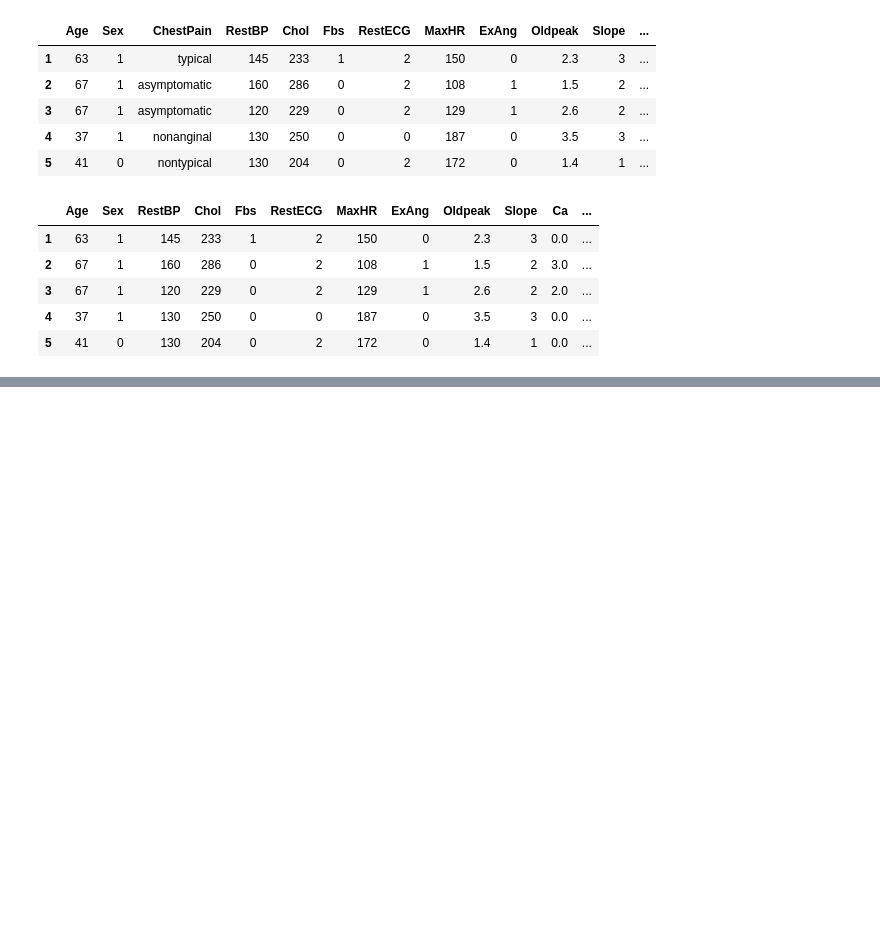
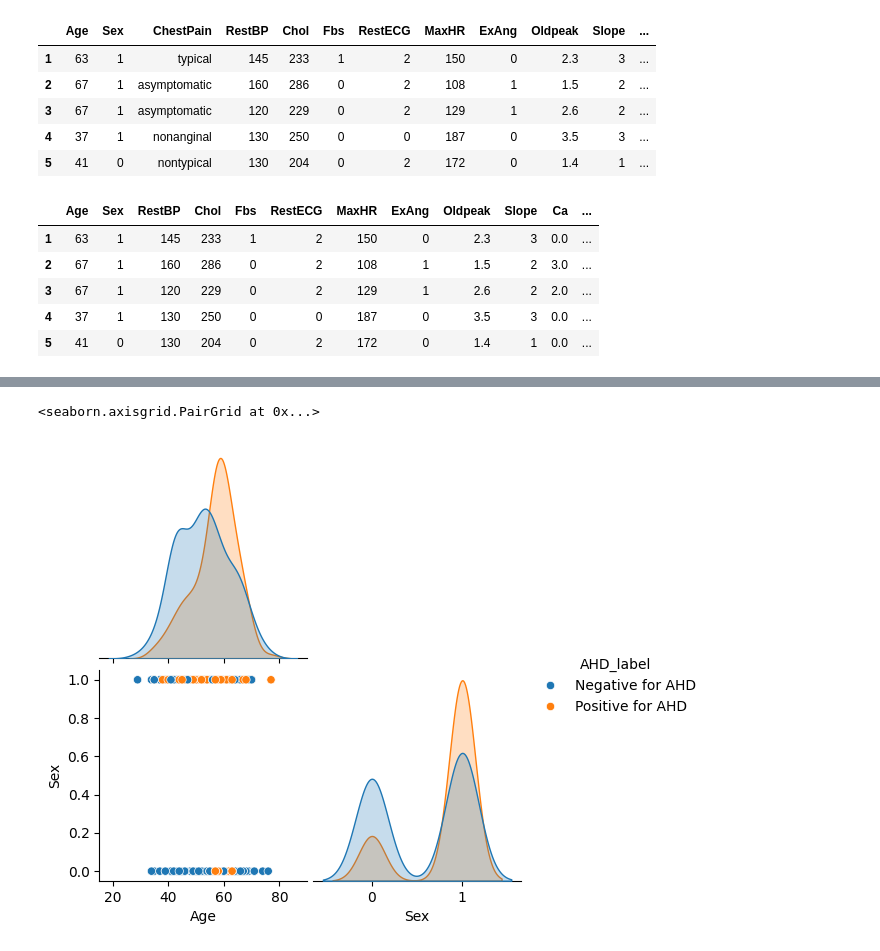
Before and after one commit to SusannaR11/AI_Engineering_OPA24_Susanna_Rokka, a Jupyter notebook: code-alongs/06_random_forest/06_random_forest.ipynb, the cells around one changed output, grey strips where cells are left out. Drawn from its saved outputs; the diff is of its cells as text; code cells hidden in the pictures; blank space fills up the shorter version.

```diff
--- a/code-alongs/06_random_forest/06_random_forest.ipynb
+++ b/code-alongs/06_random_forest/06_random_forest.ipynb
@@ -207 +207,16 @@ sns.pairplot(
+# %%
+# Age vs Sex -> AHD
+#df["AHD"] = df["AHD"].map({0: "LOW correlation", 1: "HIGH correlation"})
+df["AHD_label"] = df["AHD"].map({0: "Negative for AHD", 1: "Positive for AHD"})
+sns.pairplot(
+    data = df[["Age", "Sex", "AHD_label"]],
+    corner= True,
+    hue= "AHD_label",
+    palette="tab10"
+)
+
+# gender/sex Female= 0, Male= 1 (source: Kaggle)
+# %% [output]
+<seaborn.axisgrid.PairGrid at 0x...>
+[figure, added]
 # %%
```
Also changed, not shown: parts of 21 cells of this notebook.
